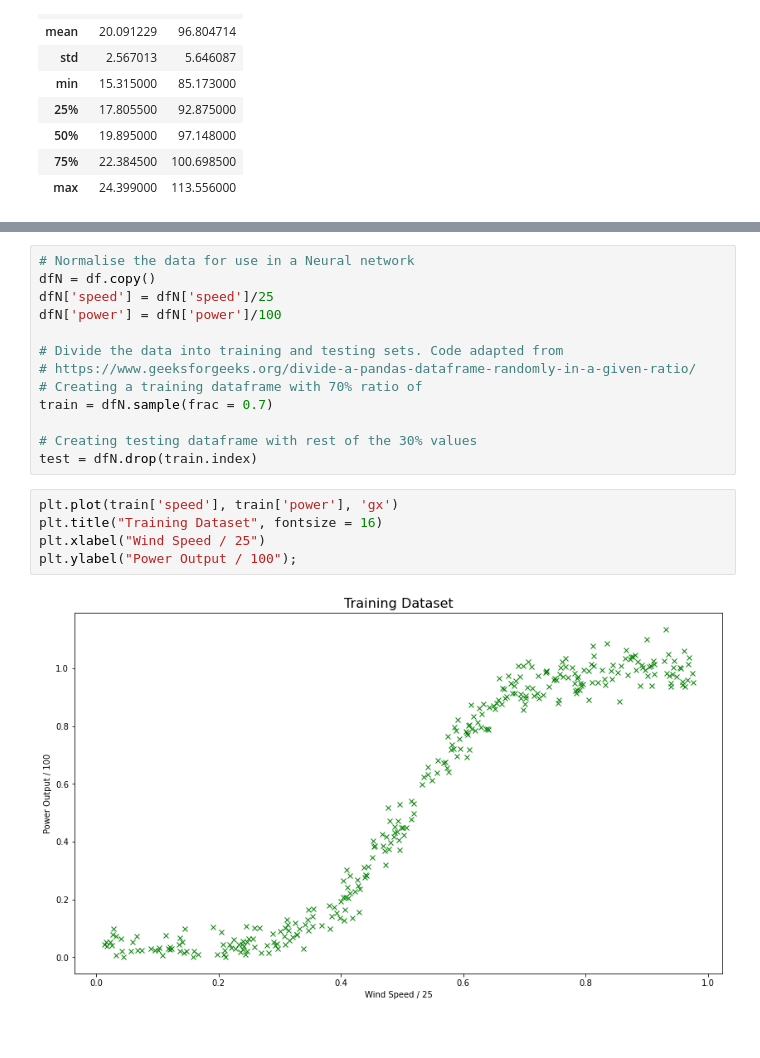
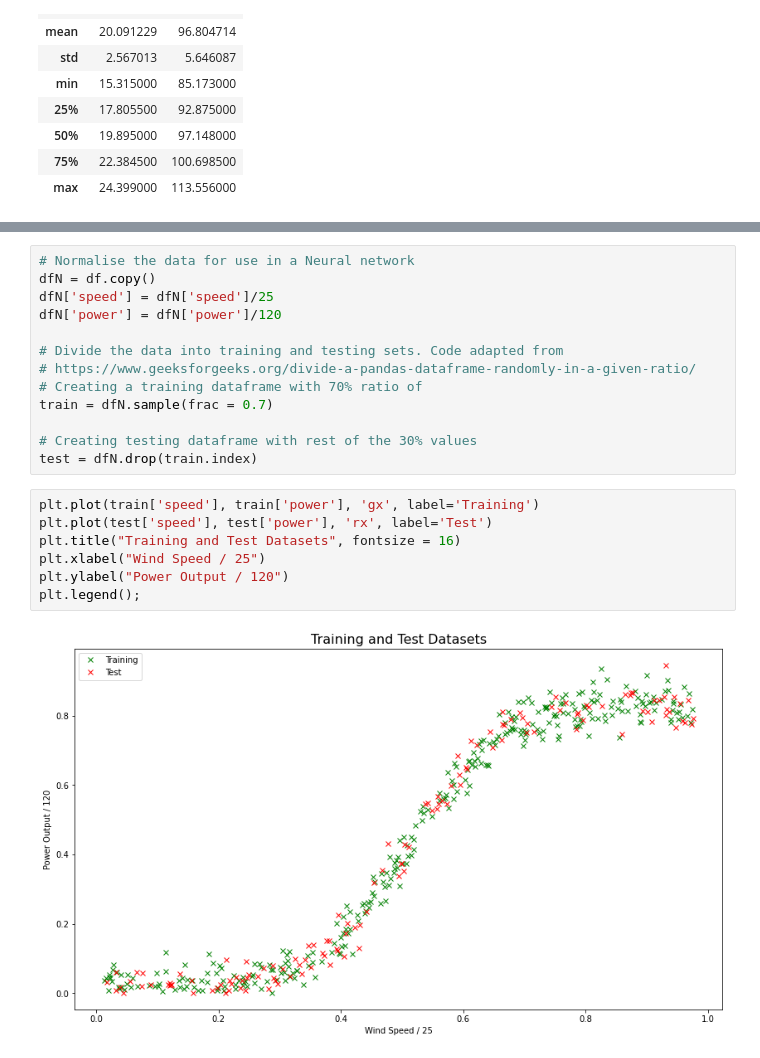
Before and after one commit to markcot/ProjMachLearn, a Jupyter notebook: Project.ipynb, the cells around one changed output, grey strips where cells are left out. Cells and saved outputs as stored; diff of their text form.

```diff
--- a/Project.ipynb
+++ b/Project.ipynb
@@ -468,7 +472,7 @@ The relationship between wind speed and power output can be modelled based eithe
 # Normalise the data for use in a Neural network
 dfN = df.copy()
 dfN['speed'] = dfN['speed']/25
-dfN['power'] = dfN['power']/100
+dfN['power'] = dfN['power']/120
 
 # Divide the data into training and testing sets. Code adapted from
 # https://www.geeksforgeeks.org/divide-a-pandas-dataframe-randomly-in-a-given-ratio/
@@ -478,9 +482,11 @@ train = dfN.sample(frac = 0.7)
 # Creating testing dataframe with rest of the 30% values
 test = dfN.drop(train.index)
 # %%
-plt.plot(train['speed'], train['power'], 'gx')
-plt.title("Training Dataset", fontsize = 16)
+plt.plot(train['speed'], train['power'], 'gx', label='Training')
+plt.plot(test['speed'], test['power'], 'rx', label='Test')
+plt.title("Training and Test Datasets", fontsize = 16)
 plt.xlabel("Wind Speed / 25")
-plt.ylabel("Power Output / 100");
+plt.ylabel("Power Output / 120")
+plt.legend();
 # %% [output]
-[figure, old version]
+[figure, new version]
```
Also changed, not shown: parts of 9 cells of this notebook.
